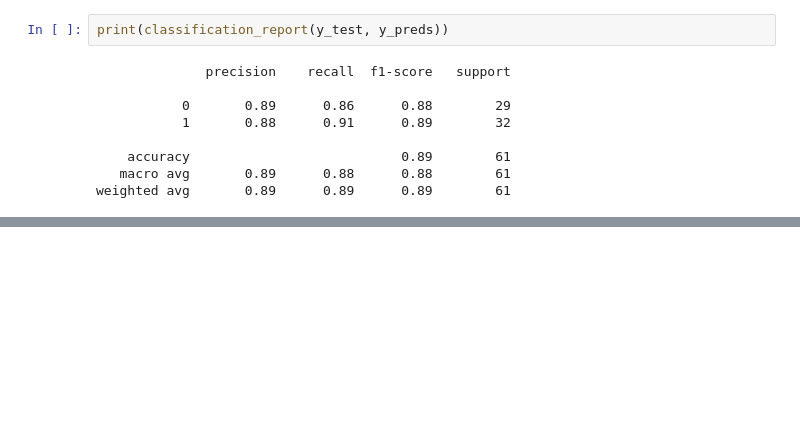
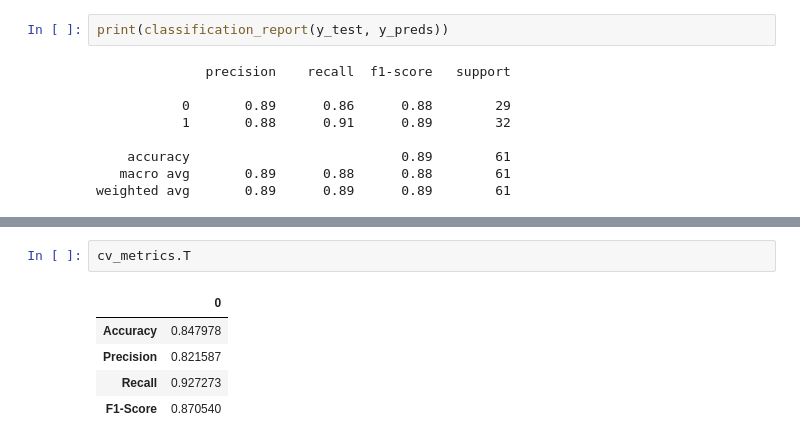
Before and after one commit to Sachin-840480/learning-ml-and-ds, a Jupyter notebook: Supervised Learning (Classification)/backup.ipynb, the cells around one changed output, grey strips where cells are left out. Cells and saved outputs as stored; diff of their text form; blank space fills up the shorter version.

```diff
--- a/Supervised Learning (Classification)/backup.ipynb
+++ b/Supervised Learning (Classification)/backup.ipynb
@@ -865,0 +936,8 @@ weighted avg       0.89      0.89      0.89        61
+# %%
+cv_metrics.T
+# %% [output]
+|  | 0 |
+| Accuracy | 0.847978 |
+| Precision | 0.821587 |
+| Recall | 0.927273 |
+| F1-Score | 0.870540 |
```
Also changed, not shown: parts of 14 cells of this notebook.
